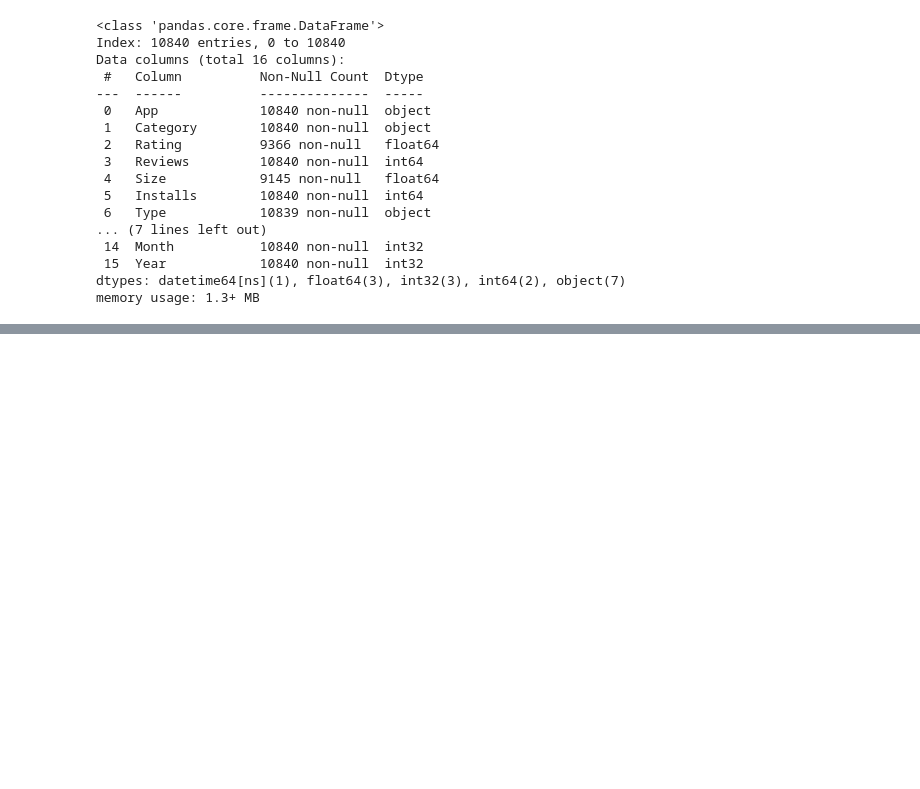
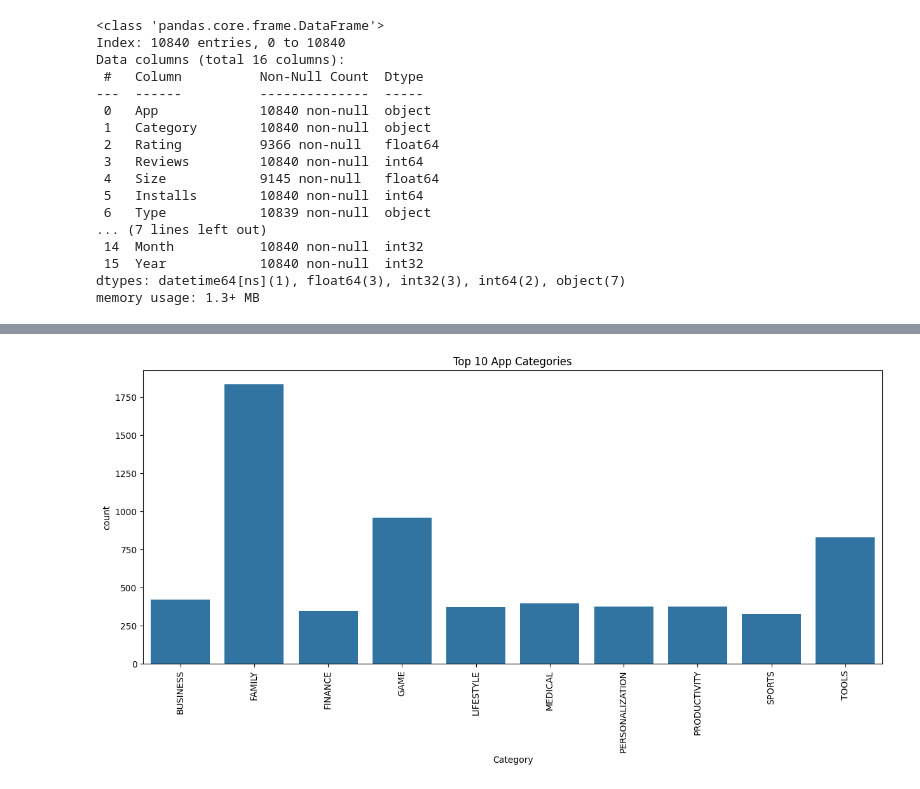
Before and after one commit to Anand-Mansabdar/Data-Science-and-Machine-Learning, a Jupyter notebook: 18 - EDA and Feature Engineering/18.3 - EDA3.ipynb, the cells around one changed output, grey strips where cells are left out. Drawn from its saved outputs; the diff is of its cells as text; code cells hidden in the pictures; blank space fills up the shorter version.

```diff
--- a/18 - EDA and Feature Engineering/18.3 - EDA3.ipynb
+++ b/18 - EDA and Feature Engineering/18.3 - EDA3.ipynb
@@ -270,0 +418,8 @@ df_copy.to_csv('google_cleaned_data.csv')
+# %%
+plt.figure(figsize=(15, 6))
+sns.barplot(data= category.head(10),x = 'Category', y= category['count'])
+plt.title('Top 10 App Categories')
+plt.xticks(rotation=90)
+plt.show()
+# %% [output]
+[figure, added]
```
Also changed, not shown: parts of 12 cells of this notebook.
